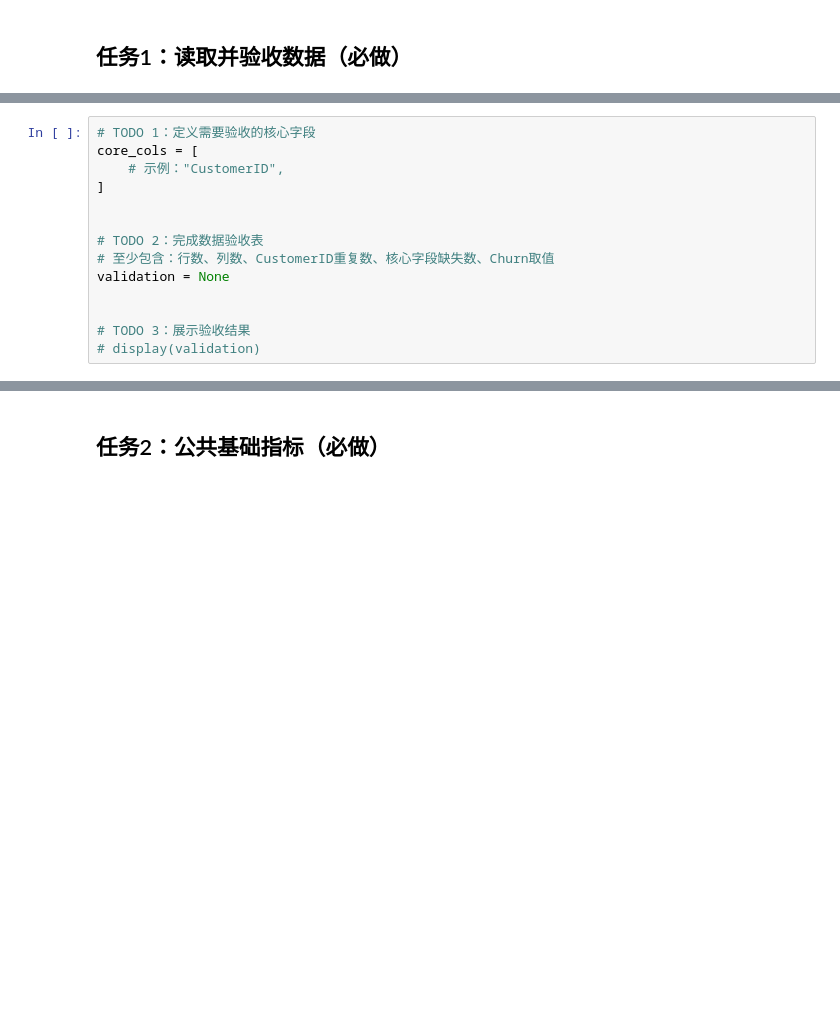
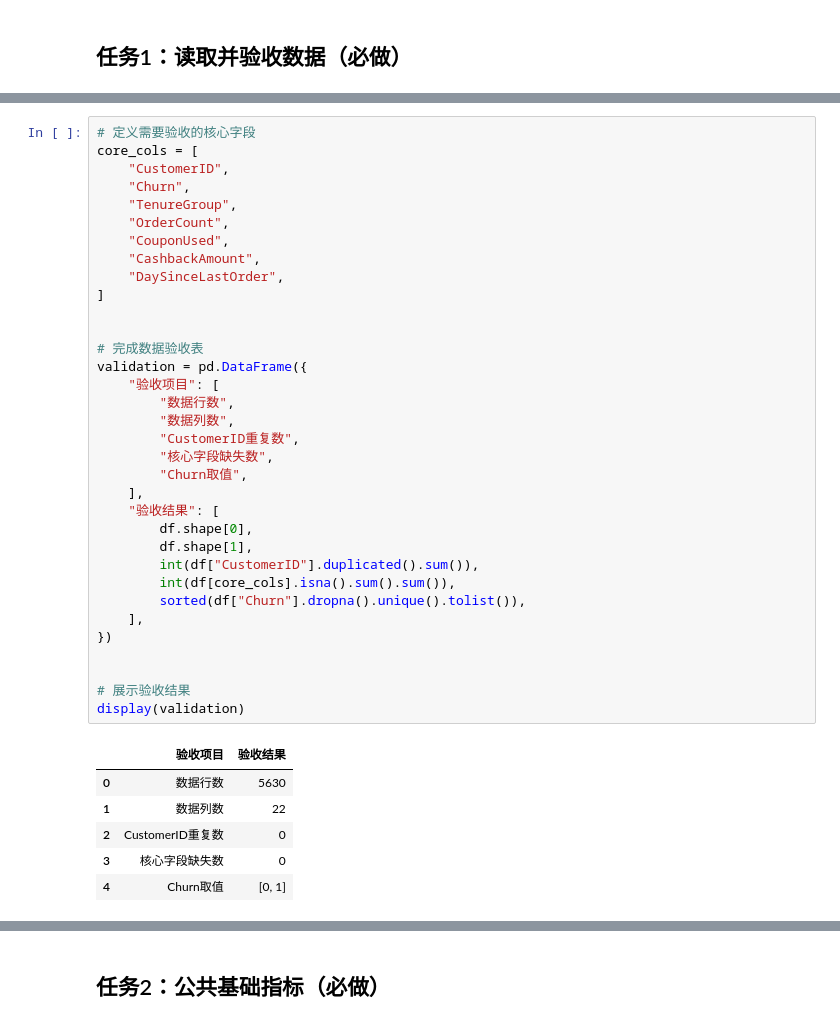
Before and after one commit to Huningci/muc-commerce-3-24012467, a Jupyter notebook: notebooks/day05_pm_student_project.ipynb, the cells around one changed output, grey strips where cells are left out. Saved outputs shown, nothing was run; the diff lists cells and outputs as text; blank space fills up the shorter version.

```diff
--- a/notebooks/day05_pm_student_project.ipynb
+++ b/notebooks/day05_pm_student_project.ipynb
@@ -138,17 +174,44 @@ display(df.dtypes.to_frame("数据类型"))
-# %%
-# TODO 1：定义需要验收的核心字段
-core_cols = [
-    # 示例："CustomerID",
-]
-
-
-# TODO 2：完成数据验收表
-# 至少包含：行数、列数、CustomerID重复数、核心字段缺失数、Churn取值
-validation = None
-
-
-# TODO 3：展示验收结果
-# display(validation)
+# %%
+# 定义需要验收的核心字段
+core_cols = [
+    "CustomerID",
+    "Churn",
+    "TenureGroup",
+    "OrderCount",
+    "CouponUsed",
+    "CashbackAmount",
+    "DaySinceLastOrder",
+]
+
+
+# 完成数据验收表
+validation = pd.DataFrame({
+    "验收项目": [
+        "数据行数",
+        "数据列数",
+        "CustomerID重复数",
+        "核心字段缺失数",
+        "Churn取值",
+    ],
+    "验收结果": [
+        df.shape[0],
+        df.shape[1],
+        int(df["CustomerID"].duplicated().sum()),
+        int(df[core_cols].isna().sum().sum()),
+        sorted(df["Churn"].dropna().unique().tolist()),
+    ],
+})
+
+
+# 展示验收结果
+display(validation)
+# %% [output]
+|  | 验收项目 | 验收结果 |
+| 0 | 数据行数 | 5630 |
+| 1 | 数据列数 | 22 |
+| 2 | CustomerID重复数 | 0 |
+| 3 | 核心字段缺失数 | 0 |
+| 4 | Churn取值 | [0, 1] |
 # %%
 # 检查点1：数据结构与核心质量
 
```
Also changed, not shown: parts of 34 cells of this notebook, 20 other files.
